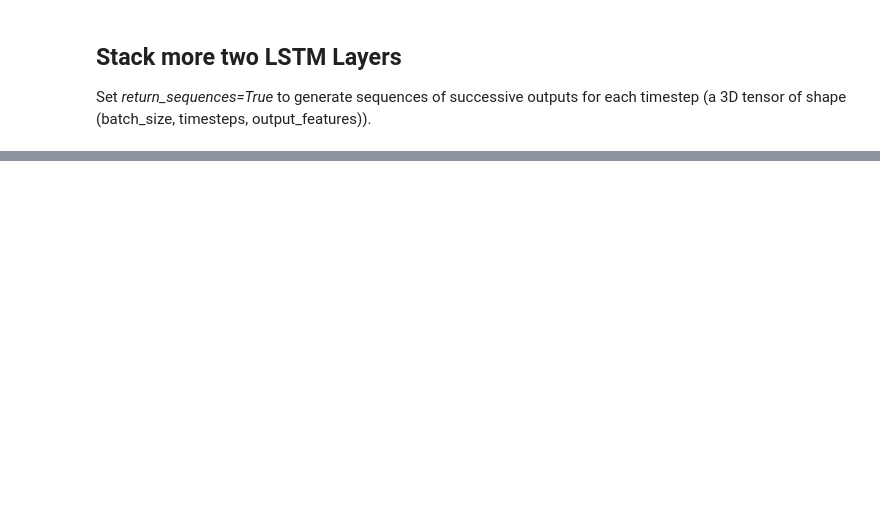
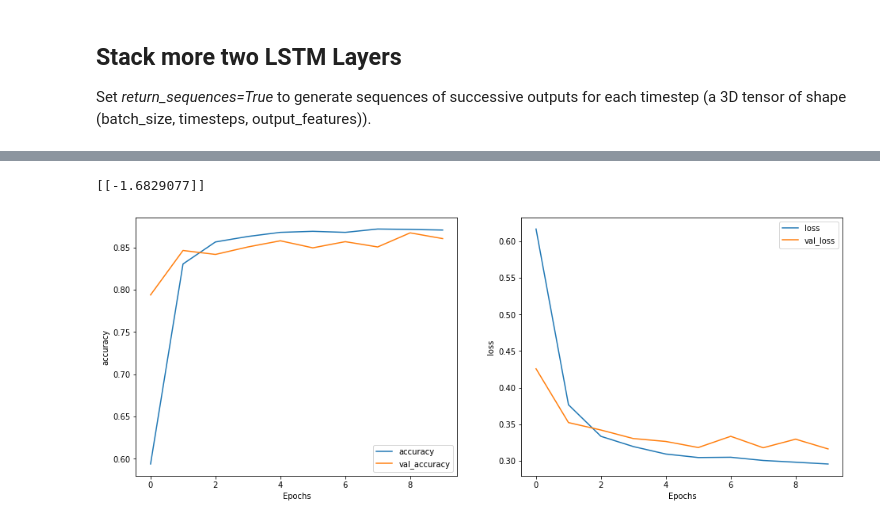
Before and after one commit to faustofcjr/artificial-intelligence, a Jupyter notebook: examples/deep-learning/rnn/text_classification_sentiment_analysis.ipynb, the cells around one changed output, grey strips where cells are left out. Drawn from its saved outputs; the diff is of its cells as text; code cells hidden in the pictures; blank space fills up the shorter version.

Commit message:
Fix mode predictions

```diff
--- a/examples/deep-learning/rnn/text_classification_sentiment_analysis.ipynb
+++ b/examples/deep-learning/rnn/text_classification_sentiment_analysis.ipynb
@@ -171,8 +242,8 @@ print(predictions)
 Set _return_sequences=True_ to generate sequences of successive outputs for each timestep (a 3D tensor of shape (batch_size, timesteps, output_features)).
 # %%
 many_outputs_model = tf.keras.Sequential([
-    encoder,
-    tf.keras.layers.Embedding(len(encoder.get_vocabulary()), 64, mask_zero=True),
+    encoder_layer,
+    tf.keras.layers.Embedding(len(encoder_layer.get_vocabulary()), 64, mask_zero=True),
     tf.keras.layers.Bidirectional(tf.keras.layers.LSTM(64, return_sequences=True)),
     tf.keras.layers.Bidirectional(tf.keras.layers.LSTM(32)),
     tf.keras.layers.Dense(64, activation='relu'),
@@ -186,7 +257,7 @@ many_outputs_model.compile(
     metrics=['accuracy']
 )
 # %%
-many_outputs_history = model.fit(train_dataset,
-                                 epochs=10,
-                                 validation_data_set=test_dataset,
-                                 validation_steps=30)
+many_outputs_history = many_outputs_model.fit(train_dataset,
+                                              epochs=10,
+                                              validation_data=test_dataset,
+                                              validation_steps=30)
@@ -198,11 +294,15 @@ print('Test Accuracy:', many_outputs_test_acc)
 # %%
 sample_text = ("The movie was not good. The animation and the graphics were terrible. I would not recommend this movie.")
-predictions = model.predict(np.array([sample_text]))
+predictions = many_outputs_model.predict(np.array([sample_text]))
 print(predictions)
+# %% [output]
+[[-1.6829077]]
 # %%
 plt.figure(figsize=(16, 6))
 plt.subplot(1, 2, 1)
-plot_graphs(many_outputs_history, 'accuracy')
+plot_history_metric(many_outputs_history, 'accuracy')
 
 plt.subplot(1, 2, 2)
-plot_graphs(many_outputs_history, 'loss')
+plot_history_metric(many_outputs_history, 'loss')
+# %% [output]
+[figure, added]
```
Also changed, not shown: parts of 18 cells of this notebook.
